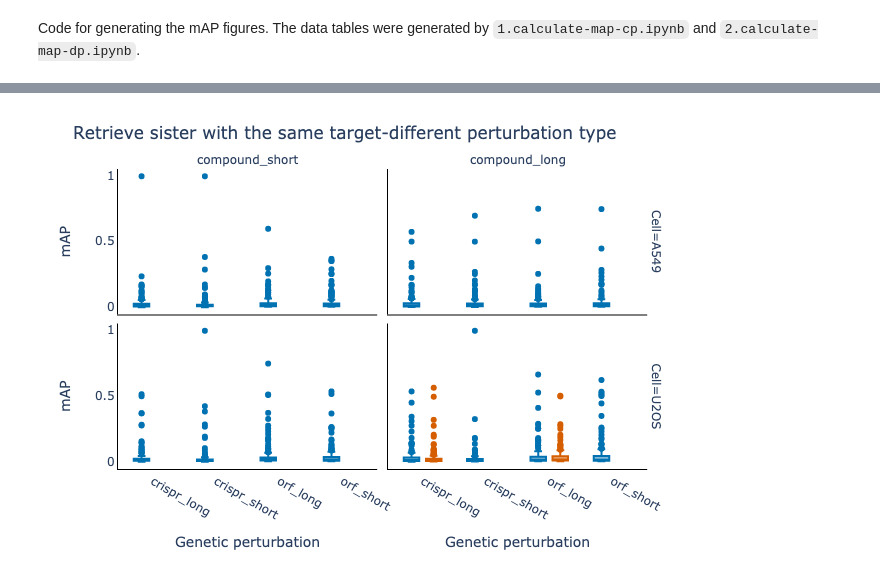
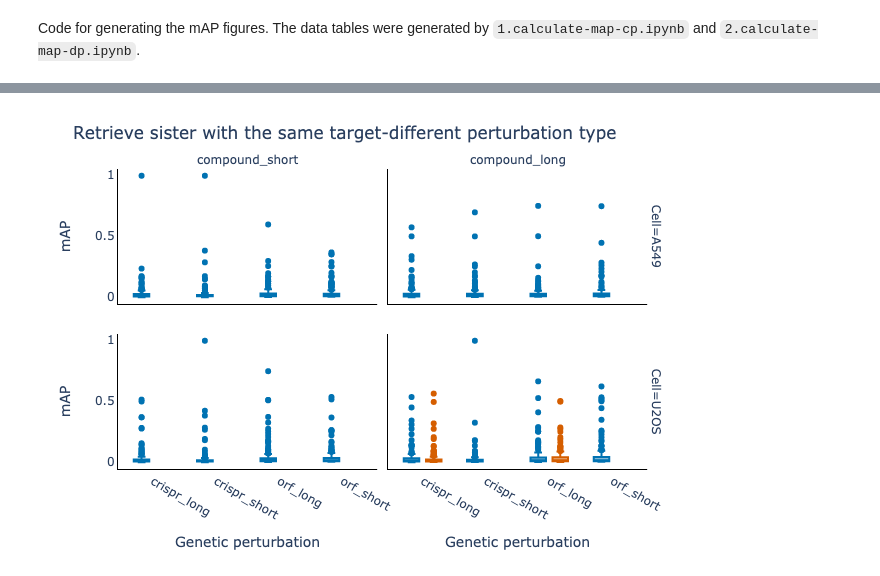
Before and after one commit to jump-cellpainting/2024_Chandrasekaran_NatureMethods, a Jupyter notebook: benchmark/3.generate-map-figure.ipynb, the cells around one changed output, grey strips where cells are left out. Cells and saved outputs as stored; diff of their text form; code cells hidden in the pictures.

```diff
--- a/benchmark/3.generate-map-figure.ipynb
+++ b/benchmark/3.generate-map-figure.ipynb
@@ -116,26 +118,27 @@ gene_compound_df = pd.concat([cp_gene_compound_df, dp_gene_compound_df], ignore_
 # %%
 fig = px.box(data_frame=gene_compound_df,
              x='Modality2',
              y='mAP',
              color='feature_set',
              boxmode='group',
              facet_col='Modality1',
              facet_row='Cell',
-             color_discrete_map=color_discrete_map)
+             color_discrete_map=color_discrete_map,
+             facet_row_spacing=0.1)
 fig.update_layout(title='Retrieve sister with the same target-different perturbation type',
                   xaxis1=dict(title='Genetic perturbation', linecolor = "#000000"),
                   xaxis2=dict(title='Genetic perturbation', linecolor = "#000000"),
                   xaxis3=dict(linecolor = "#000000"),
                   xaxis4=dict(linecolor = "#000000"),
                   yaxis1=dict(title='mAP', linecolor = "#000000"),
                   yaxis2=dict(linecolor = "#000000"),
                   yaxis3=dict(title='mAP', linecolor = "#000000"),
                   yaxis4=dict(linecolor = "#000000"),
                   paper_bgcolor='rgba(0,0,0,0)',
                   plot_bgcolor='rgba(0,0,0,0)',
                   showlegend=False)
 fig.for_each_annotation(lambda a: a.update(text=a.text.replace("Modality1=", "")))
 fig.show("png")
 fig.write_image(f'figures/3.gene_compound_matching_map.png', width=640, height=480, scale=2)
 # %% [output]
-[figure, old version]
+[figure, new version]
```
Also changed, not shown: parts of 2 cells of this notebook, 3 other files.
